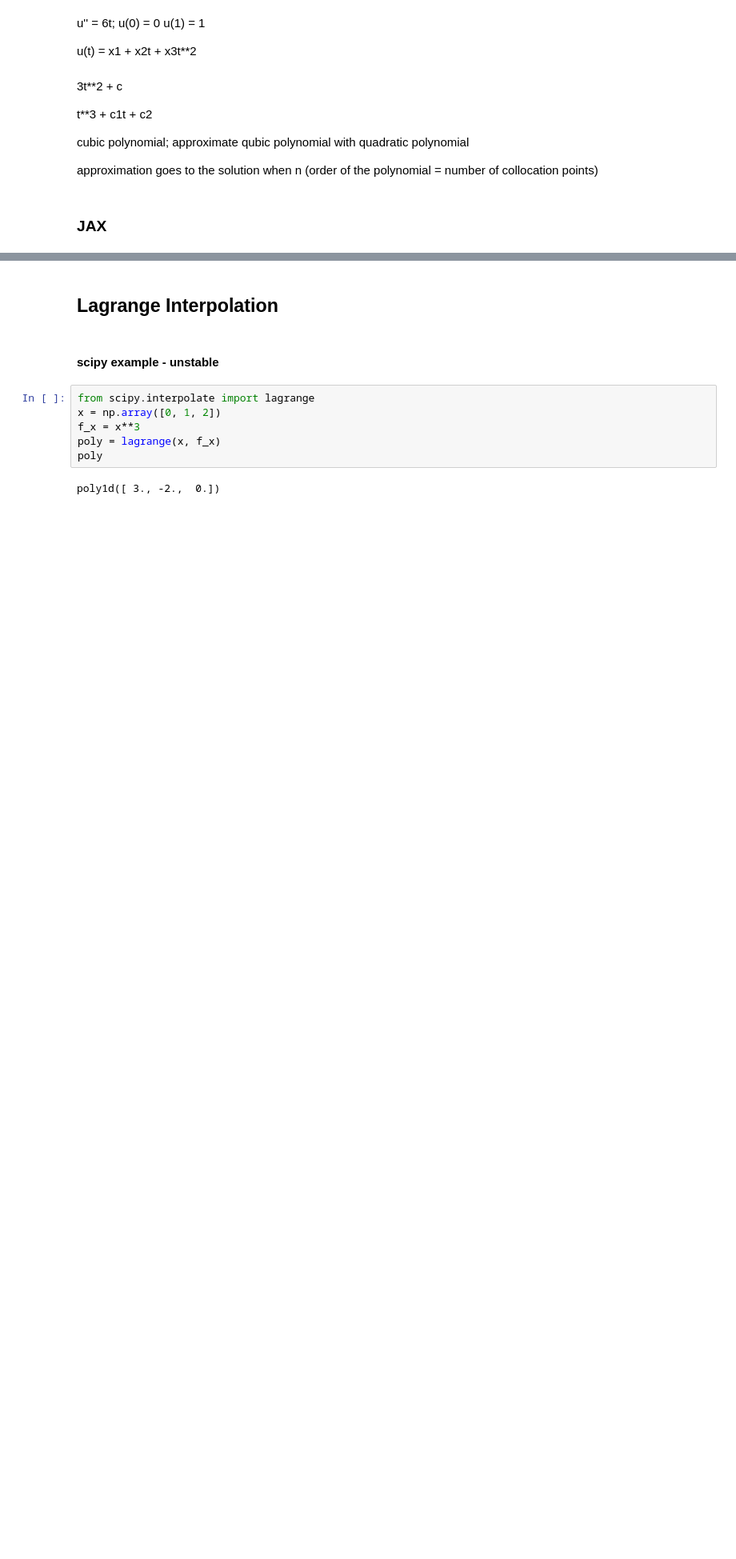
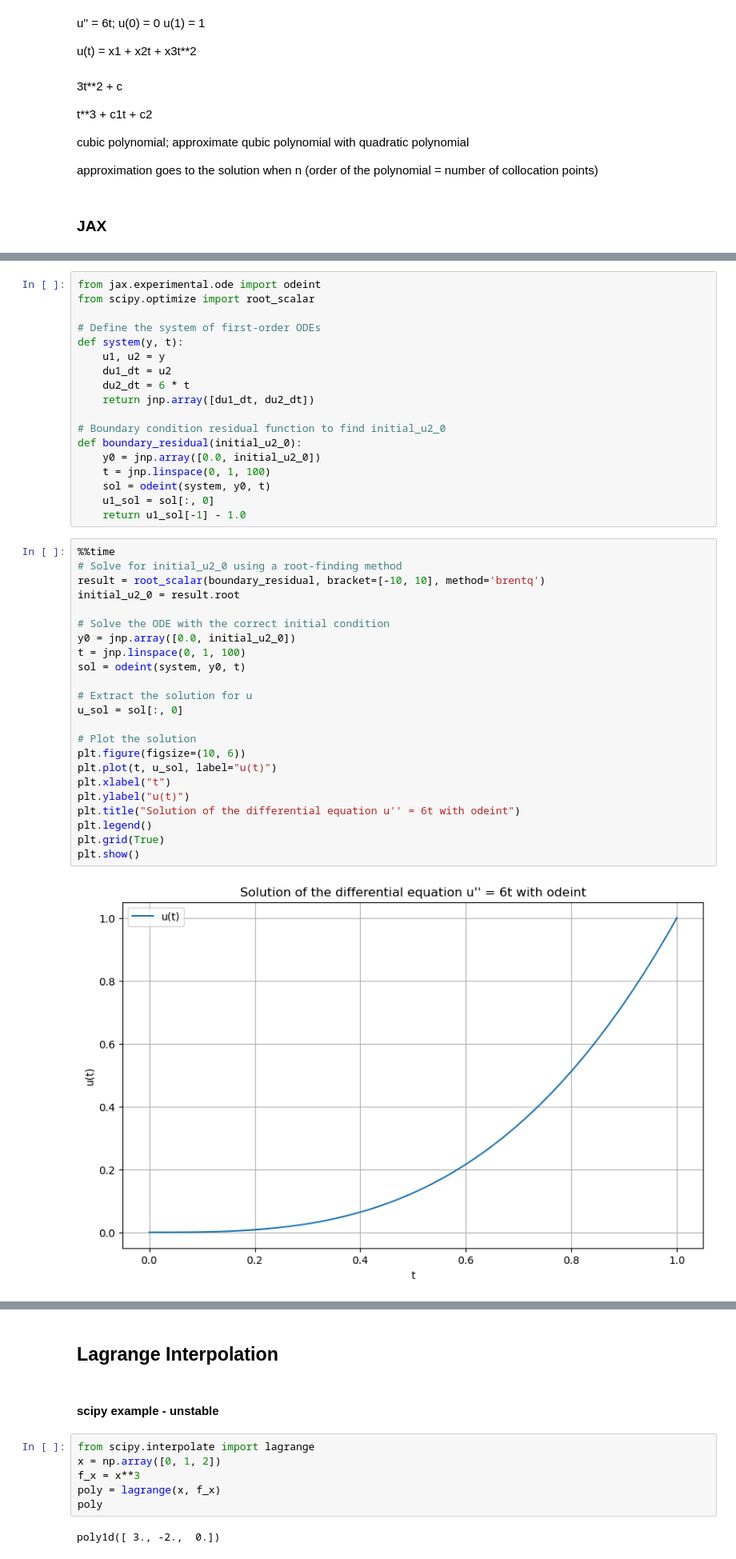
Before and after one commit to mariashapo/NODE, a Jupyter notebook: collocation/collocation.ipynb, the cells around one changed output, grey strips where cells are left out. Shown at 80% size. Saved outputs shown, nothing was run; the diff lists cells and outputs as text; blank space fills up the shorter version.

```diff
--- a/collocation.ipynb
+++ b/collocation/collocation.ipynb
@@ -313,0 +141,43 @@ Coefficients: [ 4.93038066e-32  4.00000000e+00 -3.00000000e+00 -5.26719478e-16
+# %%
+from jax.experimental.ode import odeint
+from scipy.optimize import root_scalar
+
+# Define the system of first-order ODEs
+def system(y, t):
+    u1, u2 = y
+    du1_dt = u2
+    du2_dt = 6 * t
+    return jnp.array([du1_dt, du2_dt])
+
+# Boundary condition residual function to find initial_u2_0
+def boundary_residual(initial_u2_0):
+    y0 = jnp.array([0.0, initial_u2_0])
+    t = jnp.linspace(0, 1, 100)
+    sol = odeint(system, y0, t)
+    u1_sol = sol[:, 0]
+    return u1_sol[-1] - 1.0
+# %%
+%%time
+# Solve for initial_u2_0 using a root-finding method
+result = root_scalar(boundary_residual, bracket=[-10, 10], method='brentq')
+initial_u2_0 = result.root
+
+# Solve the ODE with the correct initial condition
+y0 = jnp.array([0.0, initial_u2_0])
+t = jnp.linspace(0, 1, 100)
+sol = odeint(system, y0, t)
+
+# Extract the solution for u
+u_sol = sol[:, 0]
+
+# Plot the solution
+plt.figure(figsize=(10, 6))
+plt.plot(t, u_sol, label="u(t)")
+plt.xlabel("t")
+plt.ylabel("u(t)")
+plt.title("Solution of the differential equation u'' = 6t with odeint")
+plt.legend()
+plt.grid(True)
+plt.show()
+# %% [output]
+[figure, added]
```
Also changed, not shown: parts of 22 cells of this notebook, 17 other files.
